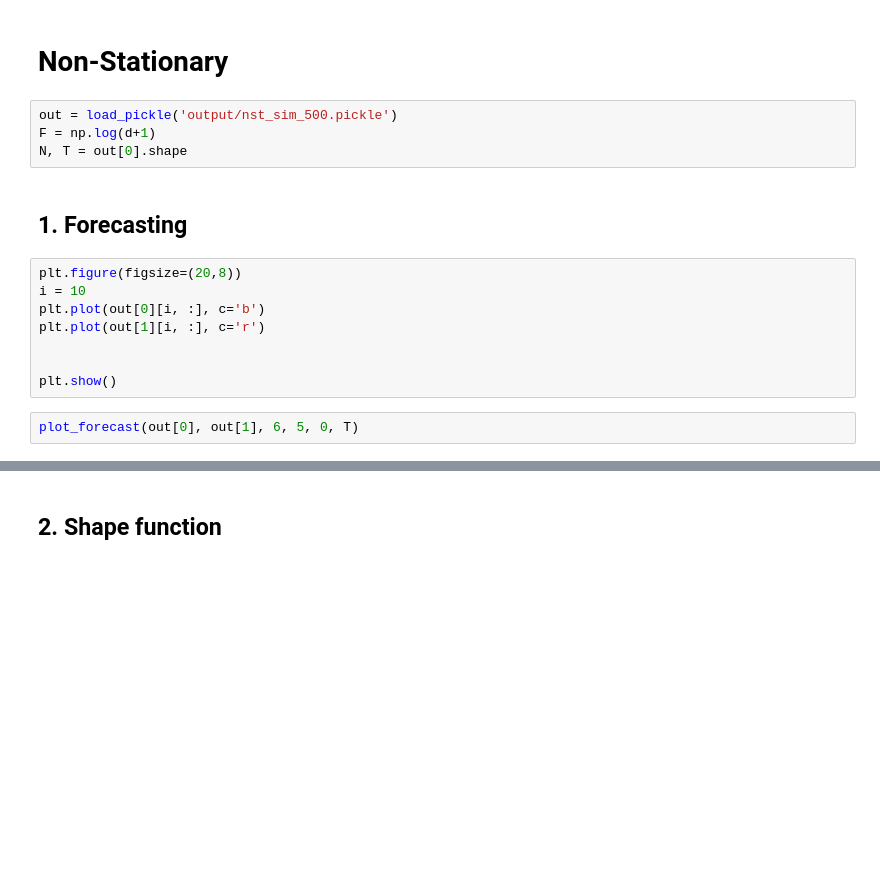
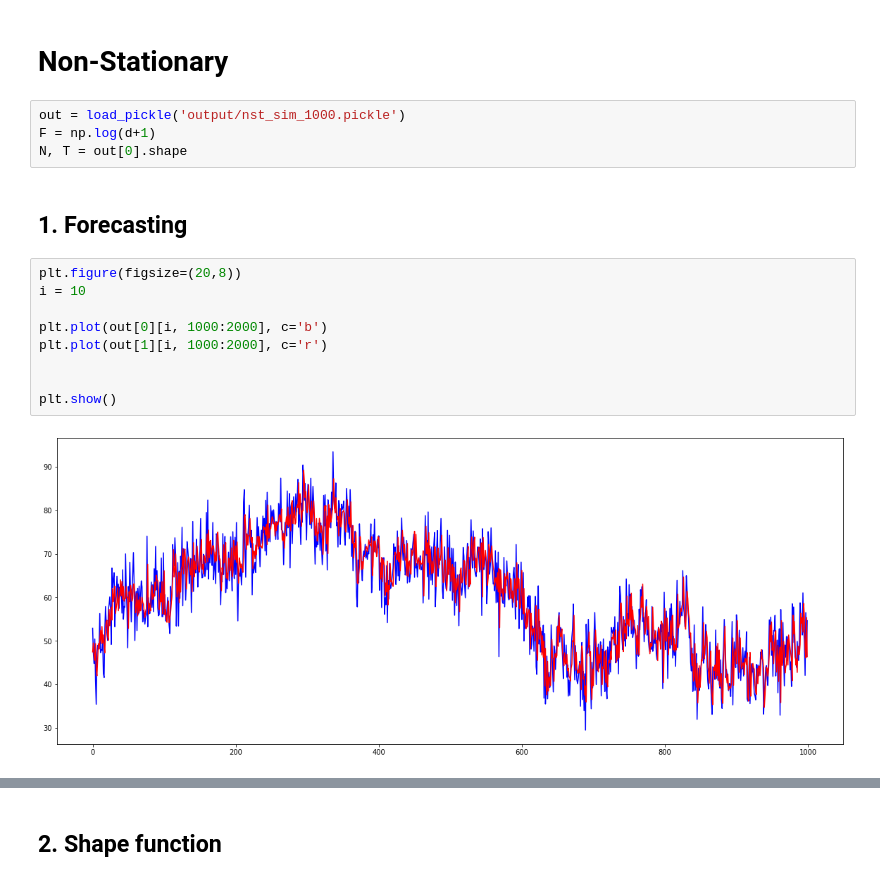
Before and after one commit to isVy08/ESTF, a Jupyter notebook: viz.ipynb, the cells around one changed output, grey strips where cells are left out. Drawn from its saved outputs; the diff is of its cells as text; blank space fills up the shorter version.

```diff
--- a/viz.ipynb
+++ b/viz.ipynb
@@ -95,7 +101,7 @@ plot_shape_function(d_norm, sim[2], None, 5, 5)
 # %% [markdown]
 # Non-Stationary
 # %%
-out = load_pickle('output/nst_sim_500.pickle')
+out = load_pickle('output/nst_sim_1000.pickle')
 F = np.log(d+1)
 N, T = out[0].shape
 # %% [markdown]
@@ -103,10 +109,11 @@ N, T = out[0].shape
 # %%
 plt.figure(figsize=(20,8))
 i = 10
-plt.plot(out[0][i, :], c='b')
-plt.plot(out[1][i, :], c='r')
+
+plt.plot(out[0][i, 1000:2000], c='b')
+plt.plot(out[1][i, 1000:2000], c='r')
 
 
 plt.show()
+# %% [output]
+[figure, added]
-# %%
-plot_forecast(out[0], out[1], 6, 5, 0, T)
```
Also changed, not shown: parts of 14 cells of this notebook, 4 other files.
